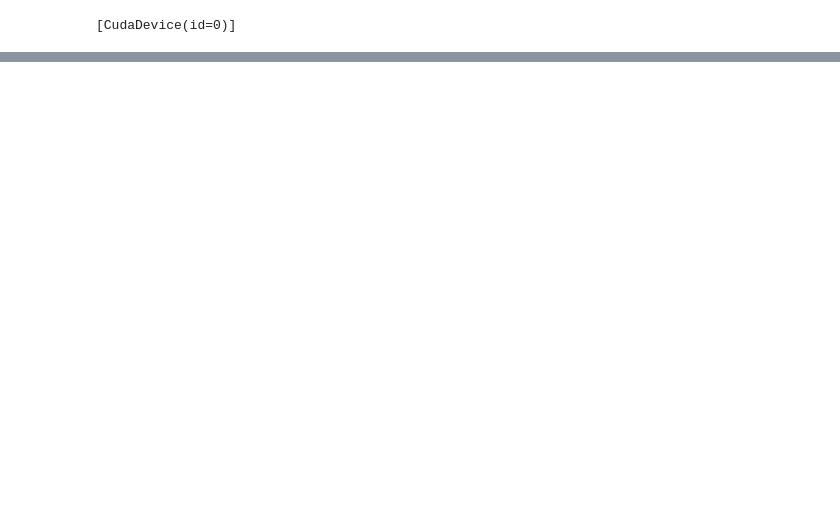
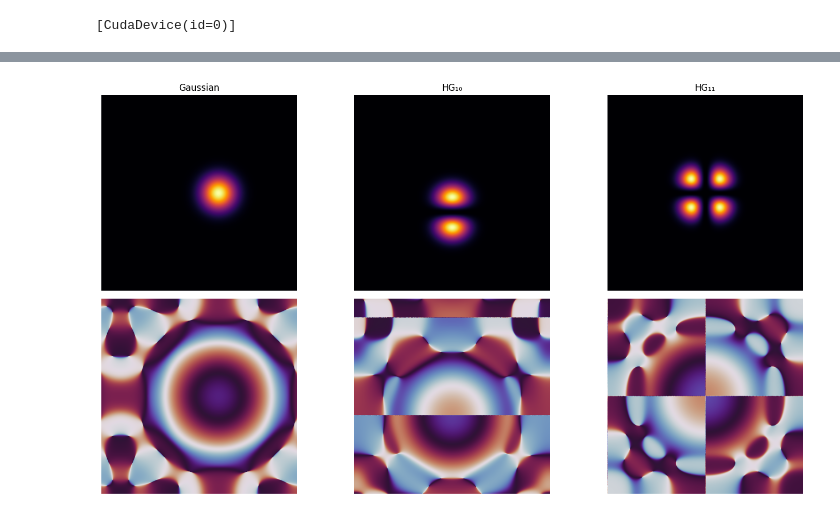
Before and after one commit to anscoil/jaxoptics, a Jupyter notebook: examples/mode_generation.ipynb, the cells around one changed output, grey strips where cells are left out. Cells and saved outputs as stored; diff of their text form; code cells hidden in the pictures; blank space fills up the shorter version.

```diff
--- a/examples/mode_generation.ipynb
+++ b/examples/mode_generation.ipynb
@@ -34,0 +42,19 @@ plt.tight_layout()
+# %%
+prop_cached = ASProp(u0, z=20e-3, use_cache=False, paraxial=False)
+# %%
+uf = eqx.filter_jit(prop_cached)(u0)
+# %%
+fig, axes = plt.subplots(2, 3, figsize=(15, 8))
+titles = ['Gaussian', 'HG₁₀', 'HG₁₁']
+
+for i, title in enumerate(titles):
+    axes[0, i].imshow(jnp.abs(uf.electric[i])**2, cmap='inferno')
+    axes[0, i].set_title(title)
+    axes[0, i].axis('off')
+
+    axes[1, i].imshow(jnp.angle(uf.electric[i]), cmap='twilight', vmin=-jnp.pi, vmax=jnp.pi)
+    axes[1, i].axis('off')
+
+plt.tight_layout()
+# %% [output]
+[figure, added]
```
Also changed, not shown: parts of 4 cells of this notebook, 4 other files.
